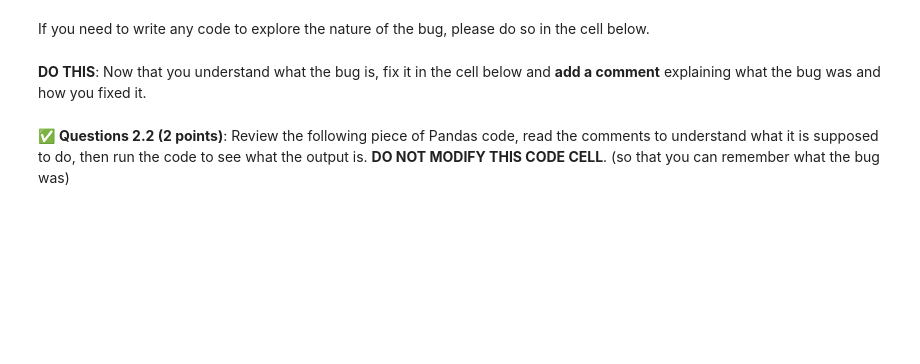
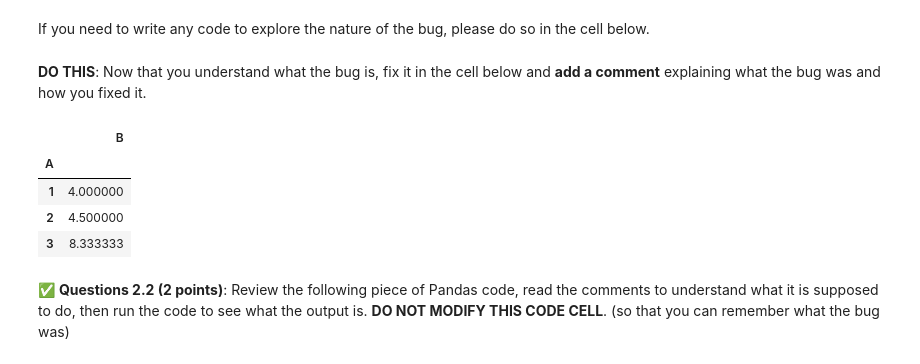
Before and after one commit to johnsonbj199/CMSE202-f23-turnin, a Jupyter notebook: HW-01_GitPracticeDebuggingPythonPackagesAndClasses-BrandonJohnson.ipynb, the cells around one changed output. Saved outputs shown, nothing was run; the diff lists cells and outputs as text; code cells hidden in the pictures; blank space fills up the shorter version.

```diff
--- a/HW-01_GitPracticeDebuggingPythonPackagesAndClasses-BrandonJohnson.ipynb
+++ b/HW-01_GitPracticeDebuggingPythonPackagesAndClasses-BrandonJohnson.ipynb
@@ -219,3 +228,14 @@ If you need to write any code to explore the nature of the bug, please do so in
+# %%
+# Put your non-buggy code here
+
+df = pd.DataFrame({'A': [1, 2, 3, 2, 3, 3], 'B': [4, 5, 6, 4, 10, 9]})
+df.groupby('A').mean() #here as you can see we dont have column = "A", the value expected is just the column we would be grouping by, nothing else so adding the column made an error pop up
+# %% [output]
+|  | B |
+| A |  |
+| 1 | 4.000000 |
+| 2 | 4.500000 |
+| 3 | 8.333333 |
 # %% [markdown]
 &#9989; **Questions 2.2 (2 points)**: Review the following piece of Pandas code, read the comments to understand what it is supposed to do, then run the code to see what the output is. **DO NOT MODIFY THIS CODE CELL**. (so that you can remember what the bug was)
 # %%
```
Also changed, not shown: parts of 19 cells of this notebook.
